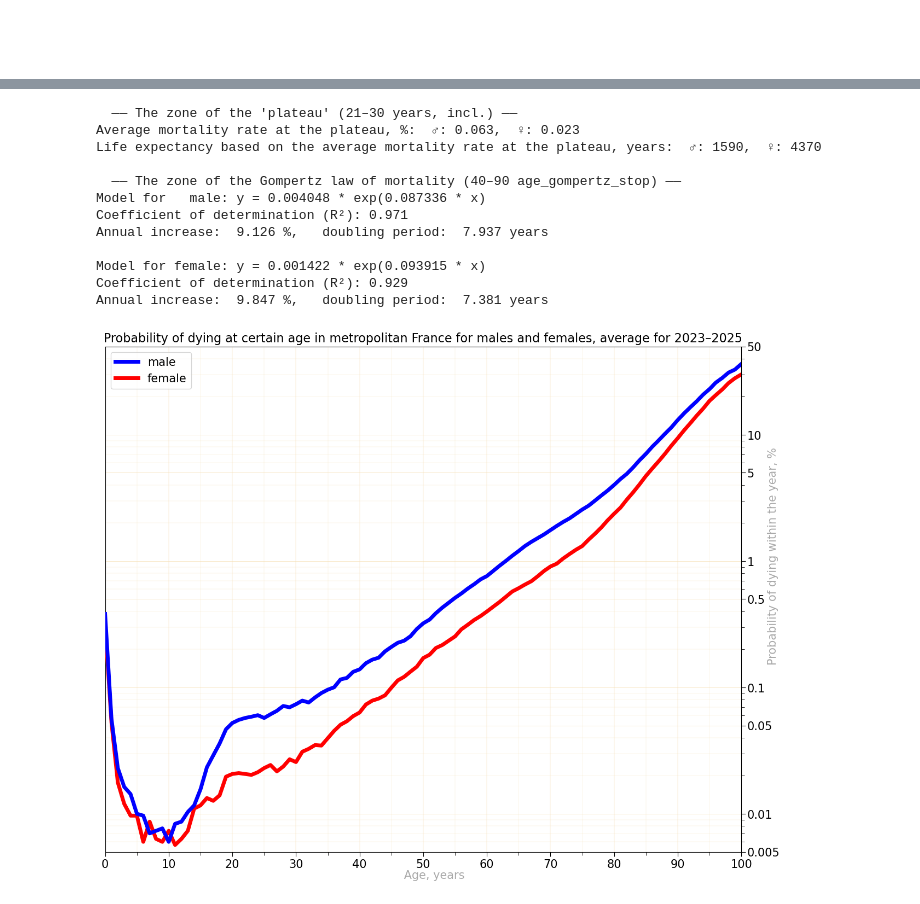
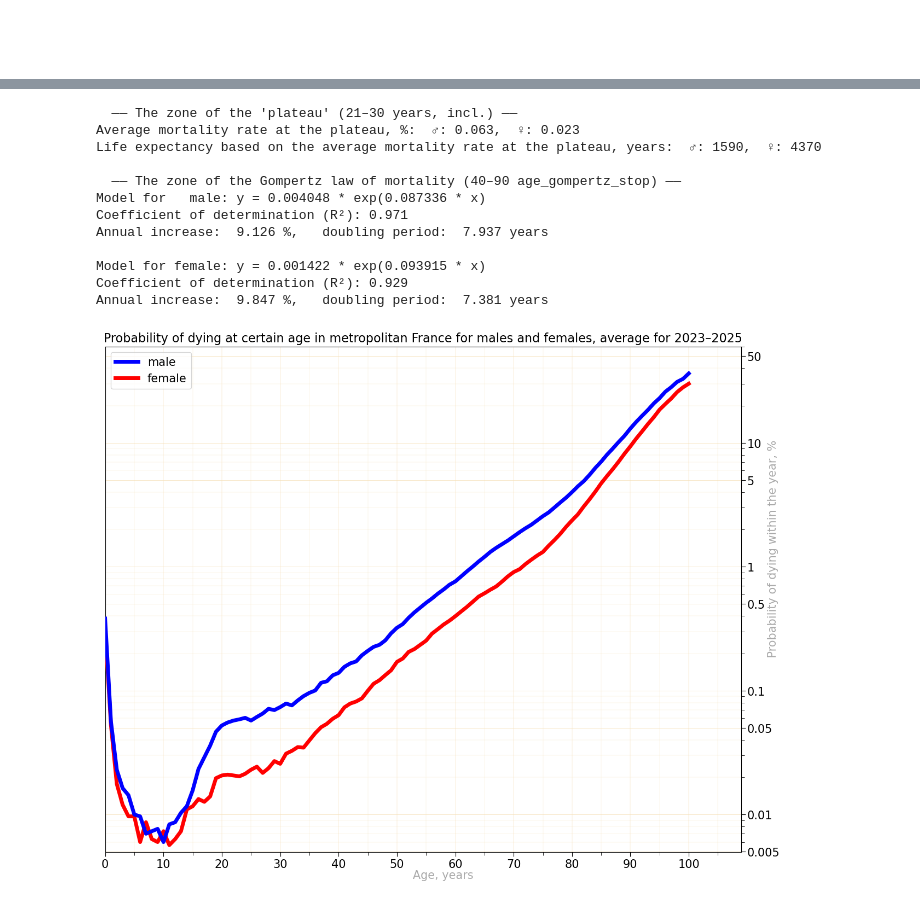
Before and after one commit to Lady3mlnm/Mini-programs-for-calculation-of-life-expectancy-in-countries, a Jupyter notebook: regions_France/France_probability_of_dying.ipynb, the cells around one changed output, grey strips where cells are left out. Drawn from its saved outputs; the diff is of its cells as text; code cells hidden in the pictures.

Commit message:
Small adjustments in the charts for the probability of dying to ease their mutual comparison

```diff
--- a/regions_France/France_probability_of_dying.ipynb
+++ b/regions_France/France_probability_of_dying.ipynb
@@ -204,10 +204,10 @@ def create_chart(
     plt.yticks(fontsize=15)
 
     x_min = y_min = 0
-    x_max = 100
-    y_max = 40
-    plt.xlim(0, 100)
-    plt.ylim(-1, 40)
+    x_max = 109
+    y_max = 55
+    plt.xlim(0, 109)
+    plt.ylim(-1, 55)
 
     plt.grid(which='major', color='wheat', linewidth=0.35)
     plt.grid(which='minor', color='wheat', linewidth=0.20)
@@ -216,15 +216,15 @@ def create_chart(
 
     plt.title(title_ru if lang=='ru' else title_fr if lang=='fr' else " " if lang=='nolang' else title_en,
               fontsize=15 if lang=='ru' else 16.5 if lang=='fr' else 16)
-    plt.xlabel("             Возраст, годы" if lang=='ru' else
-               "      Âge, années" if lang=='fr' else
+    plt.xlabel("               Возраст, годы" if lang=='ru' else
+               "               Âge, années" if lang=='fr' else
                " " if lang=='nolang' else
-               "      Age, years",
+               "           Age, years",
                fontsize=15, color='darkgray', labelpad=0)
-    plt.ylabel("     Вероятность смерти в течение года, %" if lang=='ru' else
-               "      Probabilité de décès dans un an, %" if lang=='fr' else
+    plt.ylabel("          Вероятность смерти в течение года, %" if lang=='ru' else
+               "       Probabilité de décès dans un an, %" if lang=='fr' else
                " " if lang=='nolang' else
-               "    Probability of dying within the year, %",
+               "                  Probability of dying within the year, %",
                fontsize=15, color='darkgray', labelpad=3)
 
     for i, gr in enumerate(df.index.to_list()):
@@ -297,10 +297,10 @@ def create_chart_log(
     plt.yticks(ticks=labels_y, labels=labels_y, fontsize=15)
 
     x_min = y_min = 0
-    x_max = 100
-    y_max = 50
-    plt.xlim(0, 100)
-    plt.ylim(0.005, 50)
+    x_max = 109
+    y_max = 60
+    plt.xlim(0, 109)
+    plt.ylim(0.005, 60)
 
     plt.grid(which='major', axis='x', color='wheat', linewidth=0.35)
     plt.grid(which='major', axis='y', color='wheat', linewidth=0.5)
@@ -311,15 +311,15 @@ def create_chart_log(
 
     plt.title(title_ru if lang=='ru' else title_fr if lang=='fr' else " " if lang=='nolang' else title_en,
               fontsize=15 if lang=='ru' else 16.5 if lang=='fr' else 16)
-    plt.xlabel("             Возраст, годы" if lang=='ru' else
-               "      Âge, années" if lang=='fr' else
+    plt.xlabel("               Возраст, годы" if lang=='ru' else
+               "               Âge, années" if lang=='fr' else
                " " if lang=='nolang' else
-               "      Age, years",
+               "           Age, years",
                fontsize=15, color='darkgray', labelpad=0)
-    plt.ylabel("                      Вероятность смерти в течение года, %" if lang=='ru' else
-               "                      Probabilité de décès dans un an, %" if lang=='fr' else
+    plt.ylabel("                   Вероятность смерти в течение года, %" if lang=='ru' else
+               "                         Probabilité de décès dans un an, %" if lang=='fr' else
                " " if lang=='nolang' else
-               "                        Probability of dying within the year, %",
+               "                            Probability of dying within the year, %",
                fontsize=15, color='darkgray', labelpad=-16)
 
     for i, gr in enumerate(df.index.to_list()):
@@ -390,34 +390,34 @@ if (WHAT_TO_EXPLORE == 'single'):
     title_ru=f"Вероятность смерти в определённом возрасте в метрополии Франции в {SELECTED_YEAR} для мужчин и женщин"
     title_fr=f"Probabilité de décès à un certain âge en France métropolitaine en {SELECTED_YEAR} pour hommes et femmes"
     file_name=f"Probability of Dying at Certain Age in France -log"
 elif (WHAT_TO_EXPLORE == 'average_last_3'):
     title_en=f"Probability of dying at certain age in metropolitan France for males and females, average for {NAME_FOR_AVERAGE}"
     title_ru=f"Вероятность смерти в определённом возрасте в метрополии Франции для мужчин и женщин, {NAME_FOR_AVERAGE}"
     title_fr=f"Probabilité de décès à un certain âge en France métropolitaine pour hommes et femmes, {NAME_FOR_AVERAGE}"
     file_name=f"Probability of Dying at Certain Age in France 3 years average -log"
 else:
      raise ValueError(f"Variable WHAT_TO_EXPLORE has an invalid value: '{WHAT_TO_EXPLORE}'")
 
 for lang in LANGS:
     create_chart_log(df.T.loc[['male', 'female']],
             dd_display=dd_display, lang=lang,
             plateau_years=plateau_years, show_plateau=False,
             age_gompertz_start=age_gompertz_start, age_gompertz_stop=age_gompertz_stop, show_gompertz=False,
             title_en=title_en, title_ru=title_ru, title_fr=title_fr, file_name=file_name)
 # %% [output]
   —— The zone of the 'plateau' (21–30 years, incl.) ——
 Average mortality rate at the plateau, %:  ♂: 0.063,  ♀: 0.023
 Life expectancy based on the average mortality rate at the plateau, years:  ♂: 1590,  ♀: 4370
 
   —— The zone of the Gompertz law of mortality (40–90 age_gompertz_stop) ——
 Model for   male: y = 0.004048 * exp(0.087336 * x)
 Coefficient of determination (R²): 0.971
 Annual increase:  9.126 %,   doubling period:  7.937 years
 
 Model for female: y = 0.001422 * exp(0.093915 * x)
 Coefficient of determination (R²): 0.929
 Annual increase:  9.847 %,   doubling period:  7.381 years
-[figure, old version]
+[figure, new version]
 # %%
 if (WHAT_TO_EXPLORE == 'single'):
     file_name=f"Probability of Dying at Certain Age in France -gompertz"
```
Also changed, not shown: parts of 4 cells of this notebook, 13 other files.
